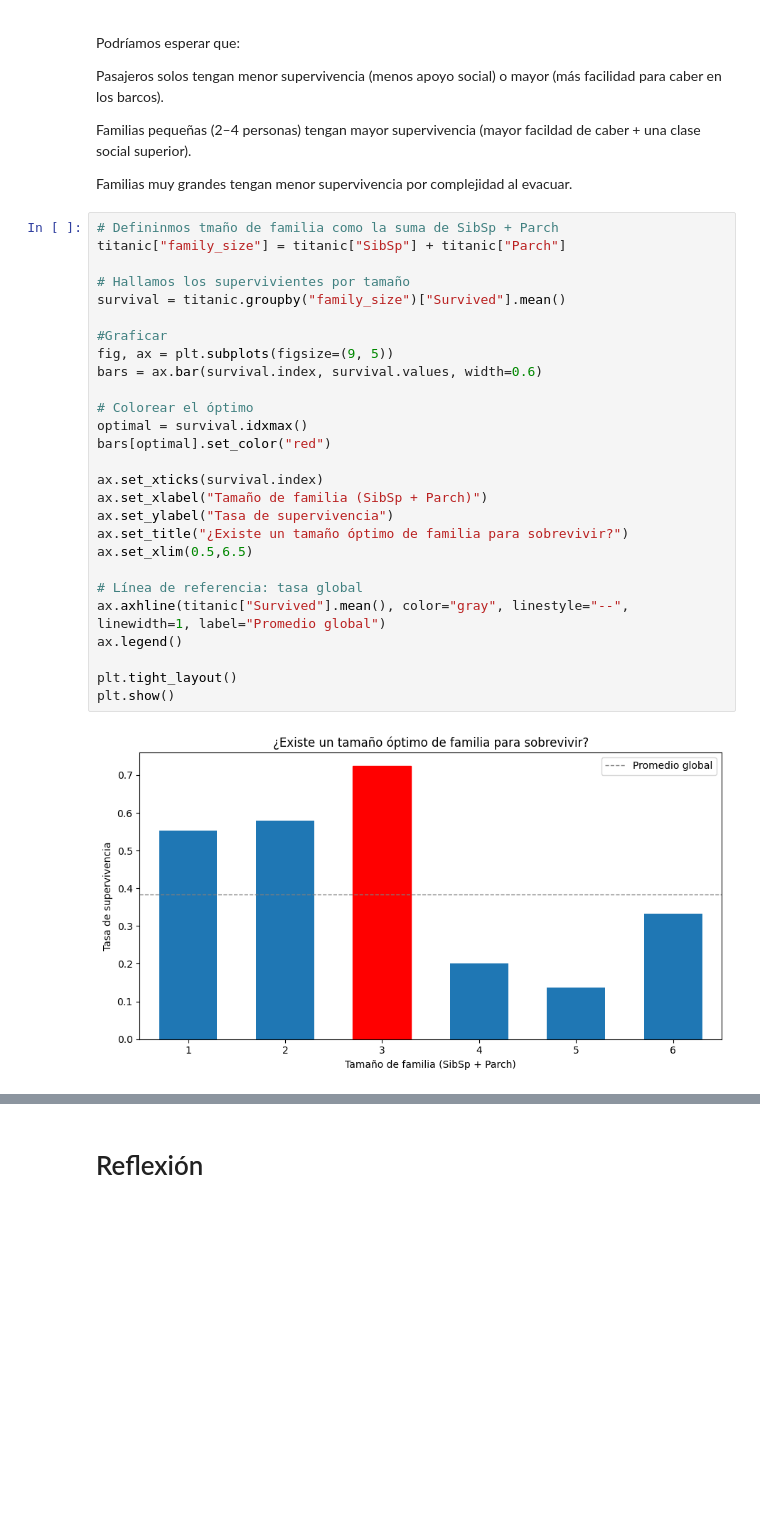
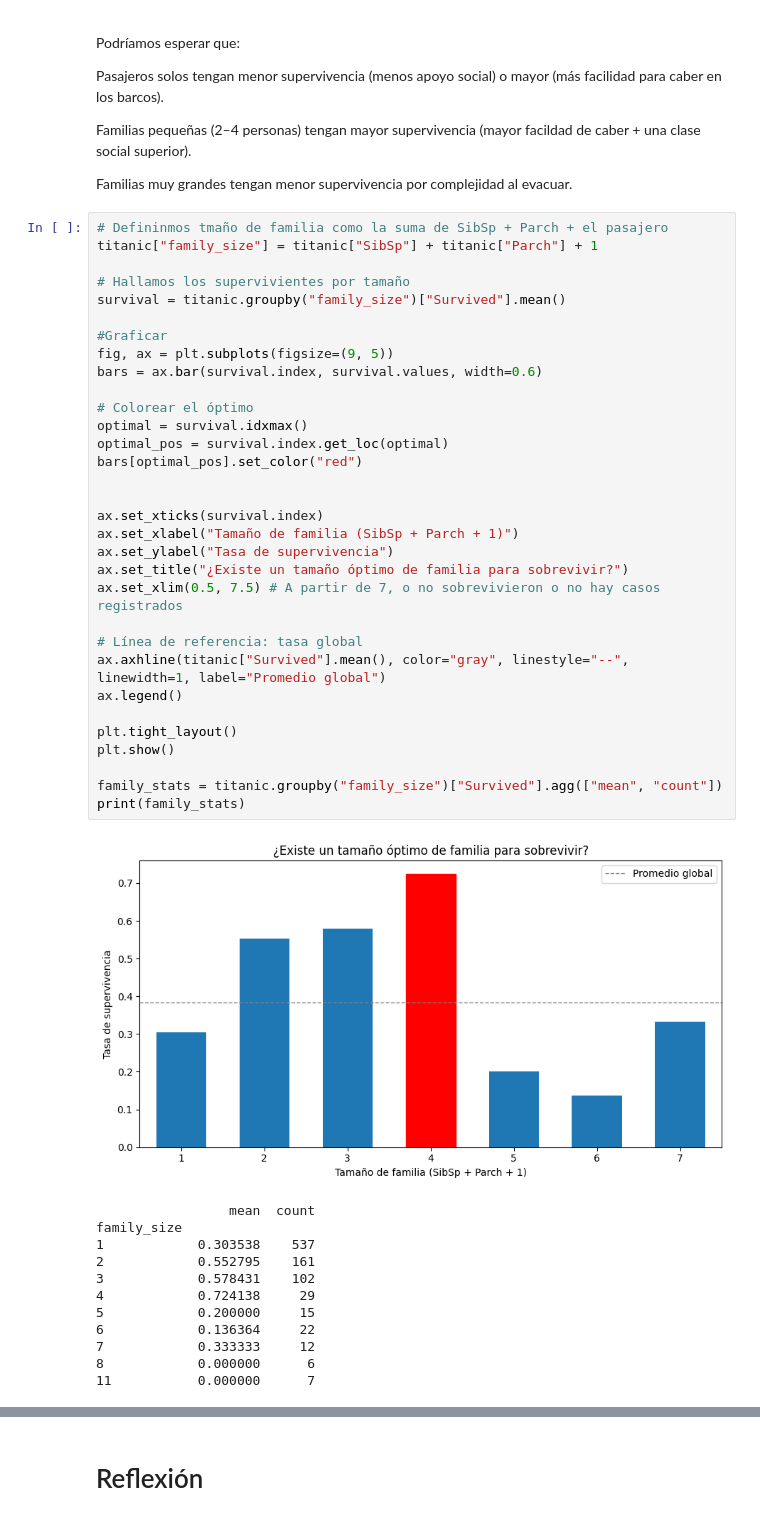
Before and after one commit to Alan-Robles/TC2004B-Alan, a Jupyter notebook: notebooks/Tarea_EDA_Titanic.ipynb, the cells around one changed output, grey strips where cells are left out. Drawn from its saved outputs; the diff is of its cells as text; blank space fills up the shorter version.

```diff
--- a/notebooks/Tarea_EDA_Titanic.ipynb
+++ b/notebooks/Tarea_EDA_Titanic.ipynb
@@ -392,32 +392,48 @@ Familias pequeñas (2–4 personas) tengan mayor supervivencia (mayor facildad d
 
 Familias muy grandes tengan menor supervivencia por complejidad al evacuar.
 # %%
-# Defininmos tmaño de familia como la suma de SibSp + Parch
-titanic["family_size"] = titanic["SibSp"] + titanic["Parch"]
+# Defininmos tmaño de familia como la suma de SibSp + Parch + el pasajero
+titanic["family_size"] = titanic["SibSp"] + titanic["Parch"] + 1
 
 # Hallamos los supervivientes por tamaño
 survival = titanic.groupby("family_size")["Survived"].mean()
 
 #Graficar
 fig, ax = plt.subplots(figsize=(9, 5))
 bars = ax.bar(survival.index, survival.values, width=0.6)
 
 # Colorear el óptimo
 optimal = survival.idxmax()
-bars[optimal].set_color("red")
+optimal_pos = survival.index.get_loc(optimal)
+bars[optimal_pos].set_color("red")
+
 
 ax.set_xticks(survival.index)
-ax.set_xlabel("Tamaño de familia (SibSp + Parch)")
+ax.set_xlabel("Tamaño de familia (SibSp + Parch + 1)")
 ax.set_ylabel("Tasa de supervivencia")
 ax.set_title("¿Existe un tamaño óptimo de familia para sobrevivir?")
-ax.set_xlim(0.5,6.5)
+ax.set_xlim(0.5, 7.5) # A partir de 7, o no sobrevivieron o no hay casos registrados
 
 # Línea de referencia: tasa global
 ax.axhline(titanic["Survived"].mean(), color="gray", linestyle="--", linewidth=1, label="Promedio global")
 ax.legend()
 
 plt.tight_layout()
 plt.show()
+
+family_stats = titanic.groupby("family_size")["Survived"].agg(["mean", "count"])
+print(family_stats)
 # %% [output]
-[figure, old version]
+[figure, new version]
+                 mean  count
+family_size
+1            0.303538    537
+2            0.552795    161
+3            0.578431    102
+4            0.724138     29
+5            0.200000     15
+6            0.136364     22
+7            0.333333     12
+8            0.000000      6
+11           0.000000      7
 # %% [markdown]
```
Also changed, not shown: parts of 2 cells of this notebook.
